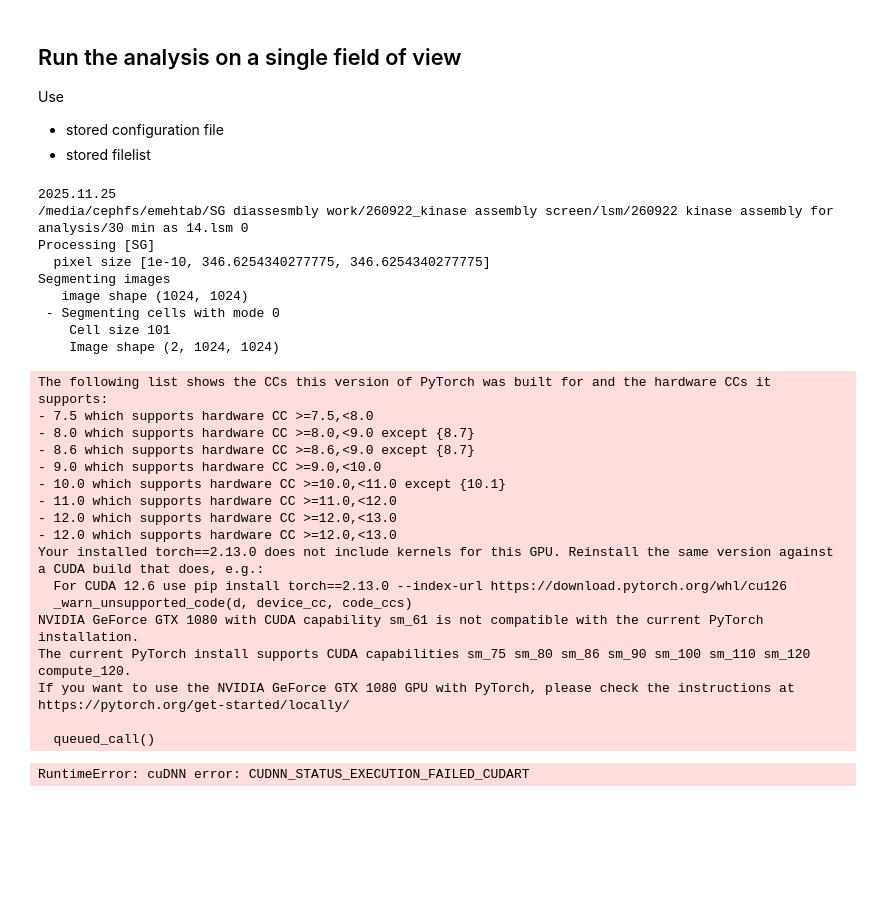
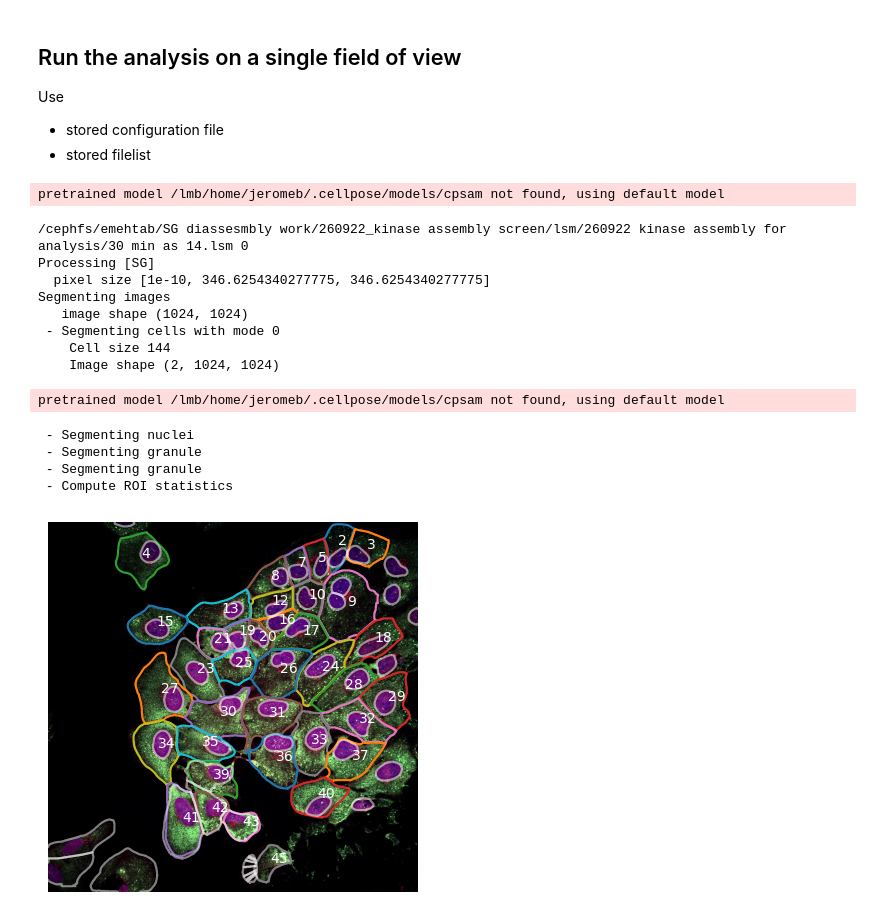
Before and after one commit to jboulanger/sganalysis, a Jupyter notebook: Run.ipynb, the cells around one changed output. Saved outputs shown, nothing was run; the diff lists cells and outputs as text; code cells hidden in the pictures; blank space fills up the shorter version.

```diff
--- a/Run.ipynb
+++ b/Run.ipynb
@@ -6,58 +9,48 @@ Use
 # %%
 import sganalysiswf as sga
 from pathlib import Path
 import pandas as pd
 
-print(sga.__version__)
 
-data_path = Path("/media/cephfs/emehtab/SG diassesmbly work/260922_kinase assembly screen/lsm/260922 kinase assembly for analysis")
+
+data_path = Path("/cephfs/emehtab/SG diassesmbly work/260922_kinase assembly screen/lsm/260922 kinase assembly for analysis")
 filelist = pd.read_csv(data_path / "filelist.csv")
 configfile = data_path / "config.json"
-# config = {'Analysis': 'SG', 'channels': [{'index': 2, 'name': 'nuclei'}, {'index': 0, 'name': 'membrane'}, {'index': 0, 'name': 'granule'}, {'index': 1, 'name': 'other'}], 'NA': 0.95, 'medium_refractive_index': 1.4, 'scale_um': 50, 'mode': 0}
-config = {
-    "Analysis": "SG",
-    "channels": [
-        {"index": 2, "name": "nuclei"},
-        {"index": 3, "name": "membrane"},
-        {"index": 0, "name": "granule"},
-        {"index": 1, "name": "other"},
-    ],
-    "NA": 0.95,
-    "medium_refractive_index": 1.4,
-    "scale_um": 35,
-    "mode": 0,
-}
+
+config = sga.load_config(configfile)
+# # config = {'Analysis': 'SG', 'channels': [{'index': 2, 'name': 'nuclei'}, {'index': 0, 'name': 'membrane'}, {'index': 0, 'name': 'granule'}, {'index': 1, 'name': 'other'}], 'NA': 0.95, 'medium_refractive_index': 1.4, 'scale_um': 50, 'mode': 0}
+# config = {
+#     "Analysis": "SG",
+#     "channels": [
+#         {"index": 2, "name": "nuclei"},
+#         {"index": 3, "name": "membrane"},
+#         {"index": 0, "name": "granule"},
+#         {"index": 1, "name": "other"},
+#     ],
+#     "NA": 0.95,
+#     "medium_refractive_index": 1.4,
+#     "scale_um": 35,
+#     "mode": 0,
+# }
 idx = 6
 filename = data_path / filelist["filename"][idx]
 fov = filelist["fov"][idx]
 print(filename, fov)
 stats, mip, labels, rois = sga.process_fov(filename, fov, config)
 sga.show_image(mip, labels, rois, stats)
 # %% [output]
-2025.11.25
-/media/cephfs/emehtab/SG diassesmbly work/260922_kinase assembly screen/lsm/260922 kinase assembly for analysis/30 min as 14.lsm 0
-Processing [SG]
-  pixel size [1e-10, 346.6254340277775, 346.6254340277775]
-Segmenting images
-   image shape (1024, 1024)
- - Segmenting cells with mode 0
-    Cell size 101
-    Image shape (2, 1024, 1024)
+pretrained model /lmb/home/jeromeb/.cellpose/models/cpsam not found, using default model
-The following list shows the CCs this version of PyTorch was built for and the hardware CCs it supports:
-- 7.5 which supports hardware CC >=7.5,<8.0
-- 8.0 which supports hardware CC >=8.0,<9.0 except {8.7}
-- 8.6 which supports hardware CC >=8.6,<9.0 except {8.7}
-- 9.0 which supports hardware CC >=9.0,<10.0
-- 10.0 which supports hardware CC >=10.0,<11.0 except {10.1}
-- 11.0 which supports hardware CC >=11.0,<12.0
-- 12.0 which supports hardware CC >=12.0,<13.0
-- 12.0 which supports hardware CC >=12.0,<13.0
-Your installed torch==2.13.0 does not include kernels for this GPU. Reinstall the same version against a CUDA build that does, e.g.:
-  For CUDA 12.6 use pip install torch==2.13.0 --index-url https://download.pytorch.org/whl/cu126
-  _warn_unsupported_code(d, device_cc, code_ccs)
-NVIDIA GeForce GTX 1080 with CUDA capability sm_61 is not compatible with the current PyTorch installation.
-The current PyTorch install supports CUDA capabilities sm_75 sm_80 sm_86 sm_90 sm_100 sm_110 sm_120 compute_120.
-If you want to use the NVIDIA GeForce GTX 1080 GPU with PyTorch, please check the instructions at https://pytorch.org/get-started/locally/
-
-  queued_call()
+/cephfs/emehtab/SG diassesmbly work/260922_kinase assembly screen/lsm/260922 kinase assembly for analysis/30 min as 14.lsm 0
+Processing [SG]
+  pixel size [1e-10, 346.6254340277775, 346.6254340277775]
+Segmenting images
+   image shape (1024, 1024)
+ - Segmenting cells with mode 0
+    Cell size 144
+    Image shape (2, 1024, 1024)
-RuntimeError: cuDNN error: CUDNN_STATUS_EXECUTION_FAILED_CUDART
+pretrained model /lmb/home/jeromeb/.cellpose/models/cpsam not found, using default model
+ - Segmenting nuclei
+ - Segmenting granule
+ - Segmenting granule
+ - Compute ROI statistics
+[figure, added]
```
Also changed, not shown: parts of 4 cells of this notebook, 1 other file.
